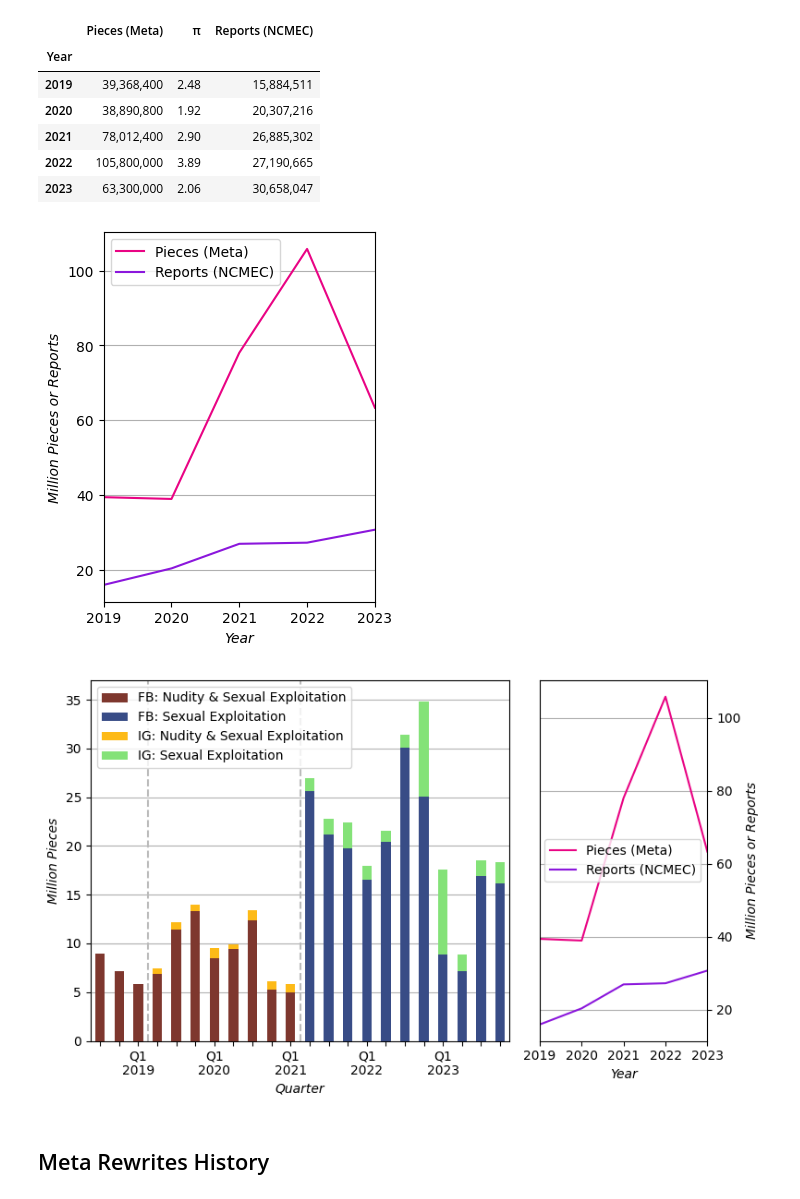
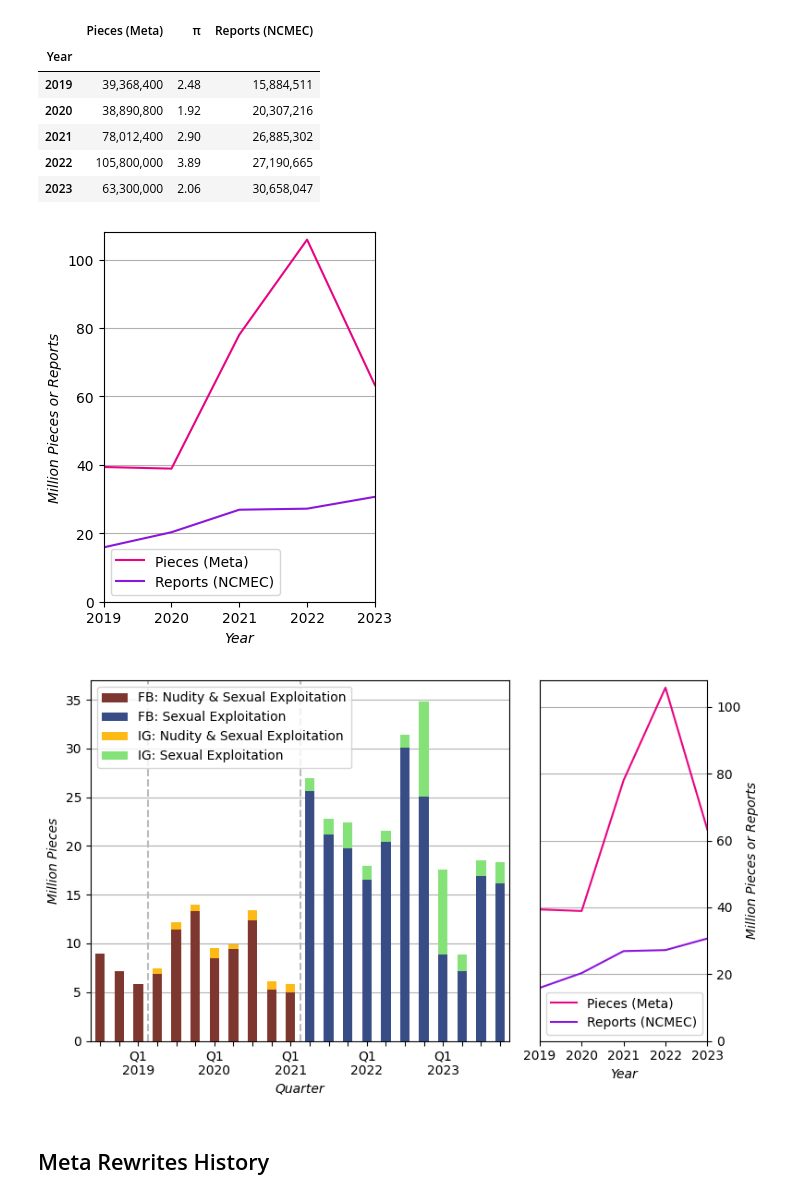
Before and after one commit to apparebit/diaphanous, a Jupyter notebook: analysis/meta.ipynb, the cells around one changed output. Saved outputs shown, nothing was run; the diff lists cells and outputs as text; code cells hidden in the pictures.

Commit message:
fine-tune chart axes and colors

```diff
--- a/analysis/meta.ipynb
+++ b/analysis/meta.ipynb
@@ -201,23 +201,24 @@ Pieces vs Reports
 # %%
 def plot_pieces_and_reports(ax):
     data = pieces_and_reports[["Pieces (Meta)", "Reports (NCMEC)"]]
     data.plot.line(
         ax=ax,
         #color=["#ea70a1", "#8d52d2"]
         color=['#e90484', '#8b17dc', '#d306d3', '#0d59a0']
     )
 
     ax.set_xlabel('Year', fontstyle='italic')
     ax.set_ylabel('Million Pieces or Reports', fontstyle='italic')
     ax.get_yaxis().set_major_formatter(
         mpl.ticker.FuncFormatter(lambda x, p: format(int(x/1_000_000), ',')))
     ax.grid(axis="y")
+    ax.set_ylim(0, 108_000_000)
 
 fig, ax = plt.subplots()
 fig.set_figwidth(3.5)
 plot_pieces_and_reports(ax)
 # %% [output]
-[figure, old version]
+[figure, new version]
 # %%
 fig, [ax1, ax2] = plt.subplots(
     nrows=1, ncols=2,
@@ -235,7 +236,7 @@ ax2.yaxis.tick_right()
 plt.tight_layout()
 fig.savefig('../figure/meta.svg')
 # %% [output]
-[figure, old version]
+[figure, new version]
 # %%
 show(f'<h2>Meta Rewrites History</h2>')
 show(
```
Also changed, not shown: 9 other files.
